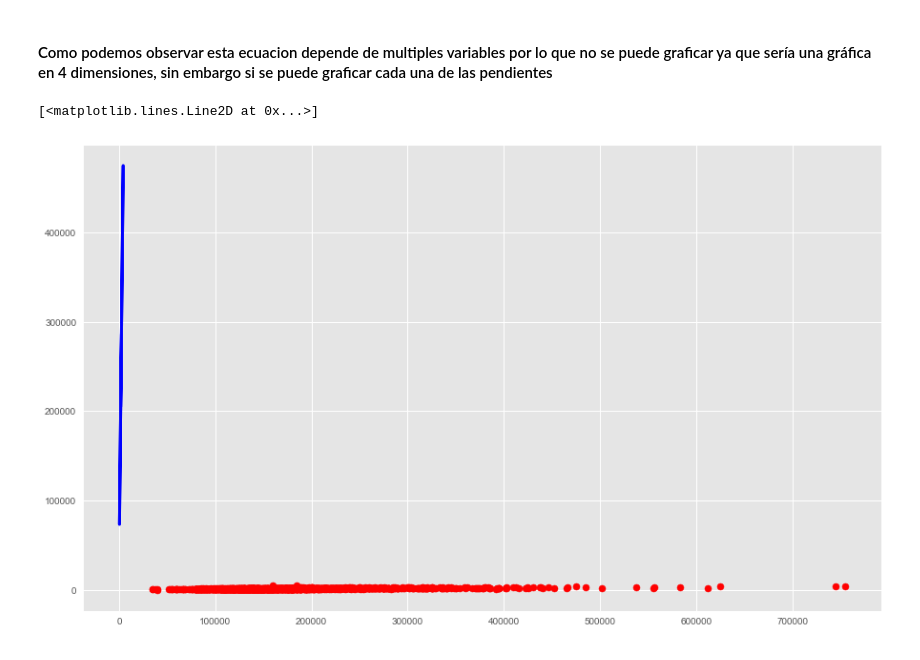
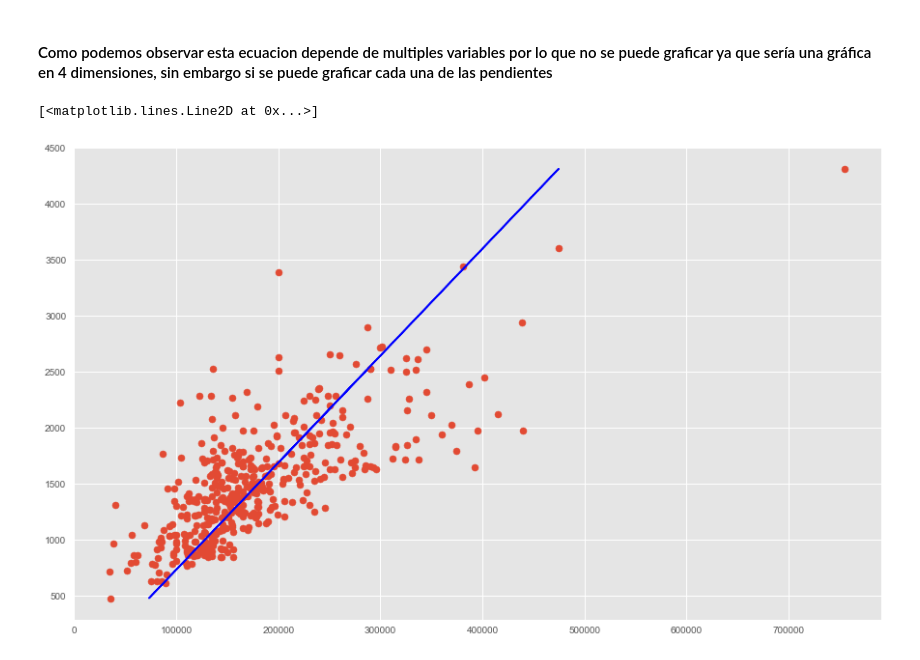
Before and after one commit to JJHH06/HT4LinearRegresionModels, a Jupyter notebook: HDT4.ipynb, the cells around one changed output. Drawn from its saved outputs; the diff is of its cells as text; code cells hidden in the pictures.

```diff
--- a/HDT4.ipynb
+++ b/HDT4.ipynb
@@ -99,26 +99,21 @@ $$SalePrice = 67.89GrLivArea + 28253.70GarageCars + 60.10TotalBsmtSF -36895.48$$
 #### Como podemos observar esta ecuacion depende de multiples variables por lo que no se puede graficar ya que sería una gráfica en 4 dimensiones, sin embargo si se puede graficar cada una de las pendientes
 # %%
 fig = plt.figure()
-
-plt.scatter(p_length_t,p_width_t)
-
-# plt.scatter(data['SalePrice'], data['GrLivArea'], color='red')
-
 
 d = X_test['GrLivArea'].values.reshape(-1,1)
 
 p_length = y_train.values.reshape(-1,1)
 p_length_t = y_test.values.reshape(-1,1)
 p_width = X_train['GrLivArea'].values.reshape(-1,1)
 p_width_t = X_test['GrLivArea'].values.reshape(-1,1)
 
 lm = LinearRegression()
 lm.fit(p_width, p_length)
-t = lm.predict(d)
+p_length_pred = lm.predict(d)
 
 
 plt.scatter(p_length_t,p_width_t)
-plt.plot(d, t, color='blue', linewidth=3)
+plt.plot(p_length_pred, p_width_t, color="blue")
 # %% [output]
 [<matplotlib.lines.Line2D at 0x...>]
-[figure, old version]
+[figure, new version]
```
Also changed, not shown: parts of 4 cells of this notebook.
